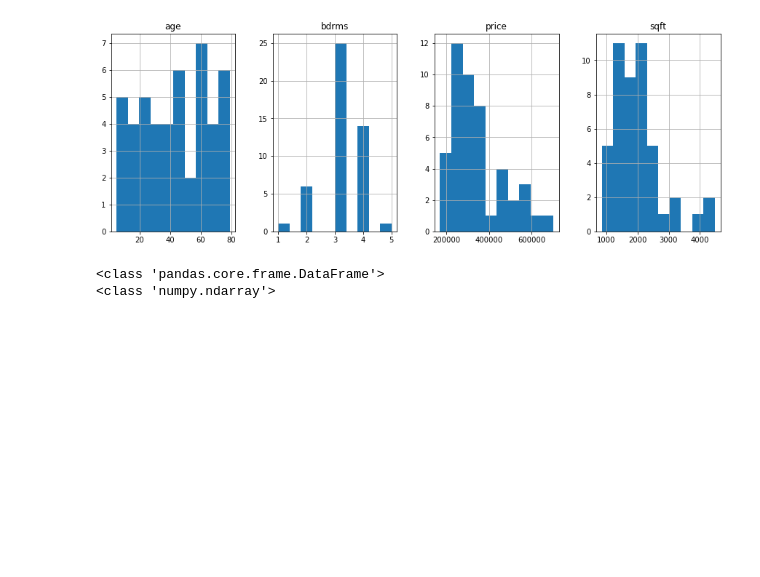
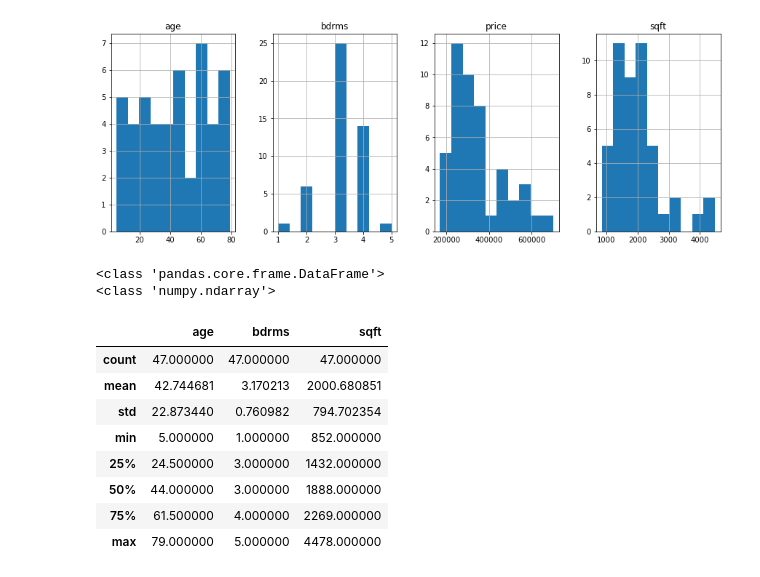
Before and after one commit to YasirHabib/Deep-Learning, a Jupyter notebook: solutions/3 ML Solutions.ipynb, the cells around one changed output. Cells and saved outputs as stored; diff of their text form; code cells hidden in the pictures; blank space fills up the shorter version.

```diff
--- a/solutions/3 ML Solutions.ipynb
+++ b/solutions/3 ML Solutions.ipynb
@@ -74,6 +74,18 @@ print(type(Y))
 # %% [output]
 <class 'pandas.core.frame.DataFrame'>
 <class 'numpy.ndarray'>
+# %%
+X.describe()
+# %% [output]
+|  | age | bdrms | sqft |
+| count | 47.000000 | 47.000000 | 47.000000 |
+| mean | 42.744681 | 3.170213 | 2000.680851 |
+| std | 22.873440 | 0.760982 | 794.702354 |
+| min | 5.000000 | 1.000000 | 852.000000 |
+| 25% | 24.500000 | 3.000000 | 1432.000000 |
+| 50% | 44.000000 | 3.000000 | 1888.000000 |
+| 75% | 61.500000 | 4.000000 | 2269.000000 |
+| max | 79.000000 | 5.000000 | 4478.000000 |
 # %%
 # Data standardization
 from sklearn.preprocessing import StandardScaler
```
Also changed, not shown: parts of 5 cells of this notebook.
